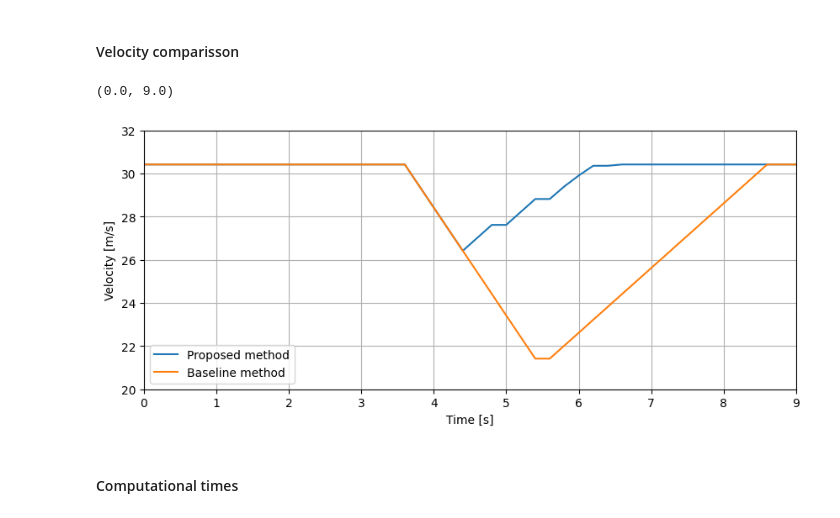
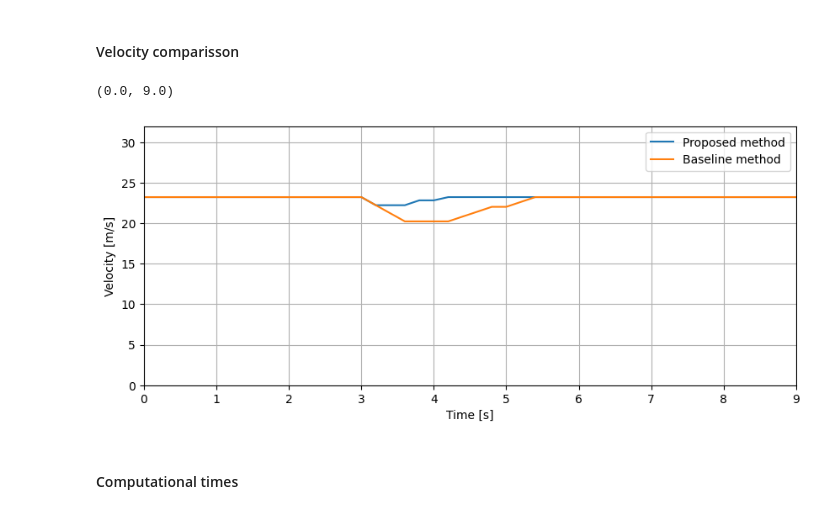
Before and after one commit to haastregt/occlusion_tracking, a Jupyter notebook: highd_scenarios.ipynb, the cells around one changed output. Drawn from its saved outputs; the diff is of its cells as text; code cells hidden in the pictures.

```diff
--- a/highd_scenarios.ipynb
+++ b/highd_scenarios.ipynb
@@ -142,7 +144,7 @@ save_results(save_path, tracked_results, untracked_results, scenario1, scenario_
 # %% [markdown]
 ## Visualise single result
 # %%
-results_file = "results/ZAM_HighD-1_1_T-1"
+results_file = "results/ZAM_HighD-15_10_T-1"
 
 data = load_results(results_file)
 # %% [markdown]
@@ -232,25 +234,25 @@ Text(0, 0.5, 'Distance Headway [m]')
 # %%
 ego_novel = data["novel_method"]["ego_vehicle"]
 ego_baseline = data["baseline_method"]["ego_vehicle"]
 
 plt.figure(figsize=(10, 4))
 labels = ['Proposed method','Baseline method']
 for idx, vehicle in enumerate([ego_novel, ego_baseline]):
     velocities = [round(vehicle.initial_state.velocity, 2)]
     time = [round(vehicle.initial_state.time_step/10, 2)]
     for state in vehicle.prediction.trajectory.state_list:
         velocities.append(round(state.velocity, 2))
         time.append(round(state.time_step/5, 2))
     plt.plot(time, velocities, label=labels[idx])
 plt.xlabel('Time [s]')
 plt.ylabel('Velocity [m/s]')
 plt.legend()
 plt.grid()
-plt.ylim(20, 32)
+plt.ylim(0, 32)
 plt.xlim(0,9)
 # %% [output]
 (0.0, 9.0)
-[figure, old version]
+[figure, new version]
 # %% [markdown]
 #### Computational times
 # %%
```
Also changed, not shown: parts of 11 cells of this notebook, 2 other files.
